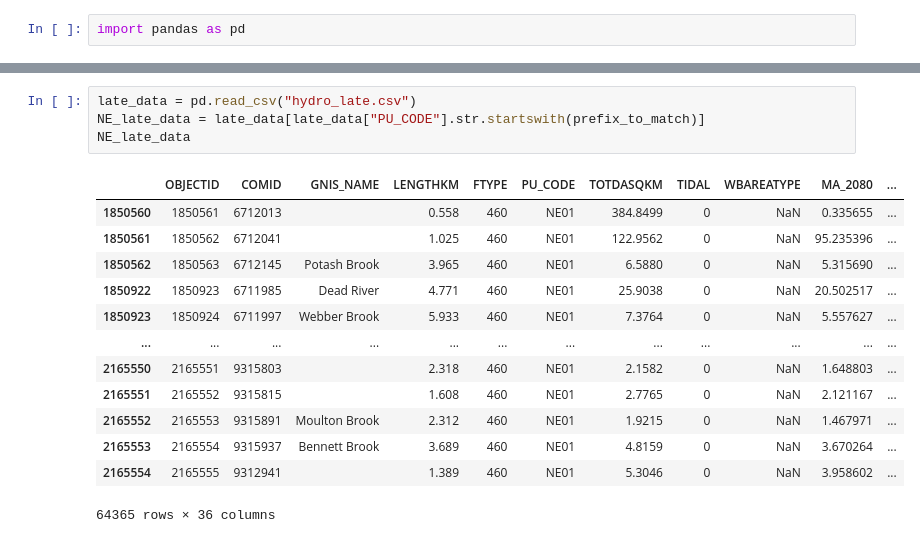
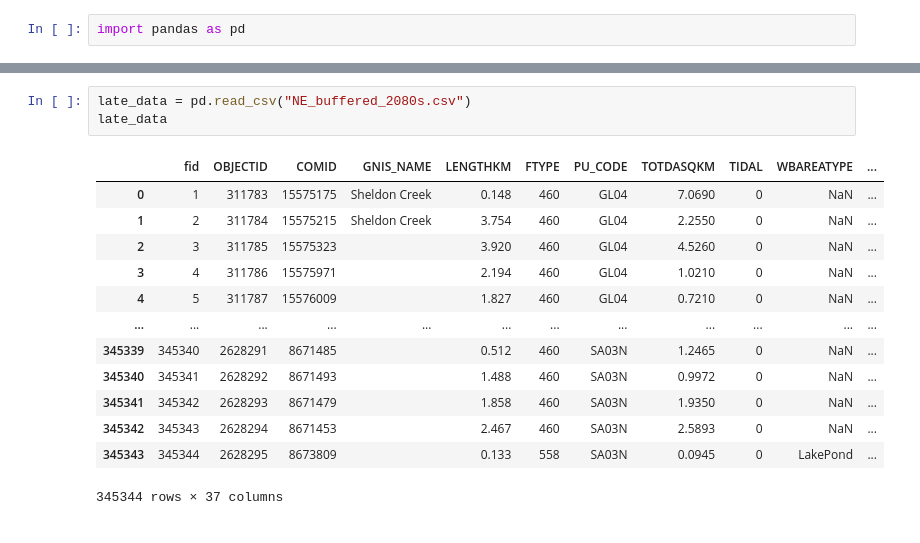
Before and after one commit to Hydro-Umass/FoAF, a Jupyter notebook: extract_NE.ipynb, the cells around one changed output, grey strips where cells are left out. Drawn from its saved outputs; the diff is of its cells as text.

```diff
--- a/extract_NE.ipynb
+++ b/extract_NE.ipynb
@@ -41,18 +40,17 @@ NE_mid_data
 # %%
-late_data = pd.read_csv("hydro_late.csv")
-NE_late_data = late_data[late_data["PU_CODE"].str.startswith(prefix_to_match)]
-NE_late_data
+late_data = pd.read_csv("NE_buffered_2080s.csv")
+late_data
 # %% [output]
-|  | OBJECTID | COMID | GNIS_NAME | LENGTHKM | FTYPE | PU_CODE | TOTDASQKM | TIDAL | WBAREATYPE | MA_2080 | ... |
-| 1850560 | 1850561 | 6712013 |  | 0.558 | 460 | NE01 | 384.8499 | 0 | NaN | 0.335655 | ... |
-| 1850561 | 1850562 | 6712041 |  | 1.025 | 460 | NE01 | 122.9562 | 0 | NaN | 95.235396 | ... |
-| 1850562 | 1850563 | 6712145 | Potash Brook | 3.965 | 460 | NE01 | 6.5880 | 0 | NaN | 5.315690 | ... |
-| 1850922 | 1850923 | 6711985 | Dead River | 4.771 | 460 | NE01 | 25.9038 | 0 | NaN | 20.502517 | ... |
-| 1850923 | 1850924 | 6711997 | Webber Brook | 5.933 | 460 | NE01 | 7.3764 | 0 | NaN | 5.557627 | ... |
+|  | fid | OBJECTID | COMID | GNIS_NAME | LENGTHKM | FTYPE | PU_CODE | TOTDASQKM | TIDAL | WBAREATYPE | ... |
+| 0 | 1 | 311783 | 15575175 | Sheldon Creek | 0.148 | 460 | GL04 | 7.0690 | 0 | NaN | ... |
+| 1 | 2 | 311784 | 15575215 | Sheldon Creek | 3.754 | 460 | GL04 | 2.2550 | 0 | NaN | ... |
+| 2 | 3 | 311785 | 15575323 |  | 3.920 | 460 | GL04 | 4.5260 | 0 | NaN | ... |
+| 3 | 4 | 311786 | 15575971 |  | 2.194 | 460 | GL04 | 1.0210 | 0 | NaN | ... |
+| 4 | 5 | 311787 | 15576009 |  | 1.827 | 460 | GL04 | 0.7210 | 0 | NaN | ... |
 | ... | ... | ... | ... | ... | ... | ... | ... | ... | ... | ... | ... |
-| 2165550 | 2165551 | 9315803 |  | 2.318 | 460 | NE01 | 2.1582 | 0 | NaN | 1.648803 | ... |
-| 2165551 | 2165552 | 9315815 |  | 1.608 | 460 | NE01 | 2.7765 | 0 | NaN | 2.121167 | ... |
-| 2165552 | 2165553 | 9315891 | Moulton Brook | 2.312 | 460 | NE01 | 1.9215 | 0 | NaN | 1.467971 | ... |
-| 2165553 | 2165554 | 9315937 | Bennett Brook | 3.689 | 460 | NE01 | 4.8159 | 0 | NaN | 3.670264 | ... |
-| 2165554 | 2165555 | 9312941 |  | 1.389 | 460 | NE01 | 5.3046 | 0 | NaN | 3.958602 | ... |
+| 345339 | 345340 | 2628291 | 8671485 |  | 0.512 | 460 | SA03N | 1.2465 | 0 | NaN | ... |
+| 345340 | 345341 | 2628292 | 8671493 |  | 1.488 | 460 | SA03N | 0.9972 | 0 | NaN | ... |
+| 345341 | 345342 | 2628293 | 8671479 |  | 1.858 | 460 | SA03N | 1.9350 | 0 | NaN | ... |
+| 345342 | 345343 | 2628294 | 8671453 |  | 2.467 | 460 | SA03N | 2.5893 | 0 | NaN | ... |
+| 345343 | 345344 | 2628295 | 8673809 |  | 0.133 | 558 | SA03N | 0.0945 | 0 | LakePond | ... |
-64365 rows × 36 columns
+345344 rows × 37 columns
```
Also changed, not shown: parts of 16 cells of this notebook, 1 other file.
